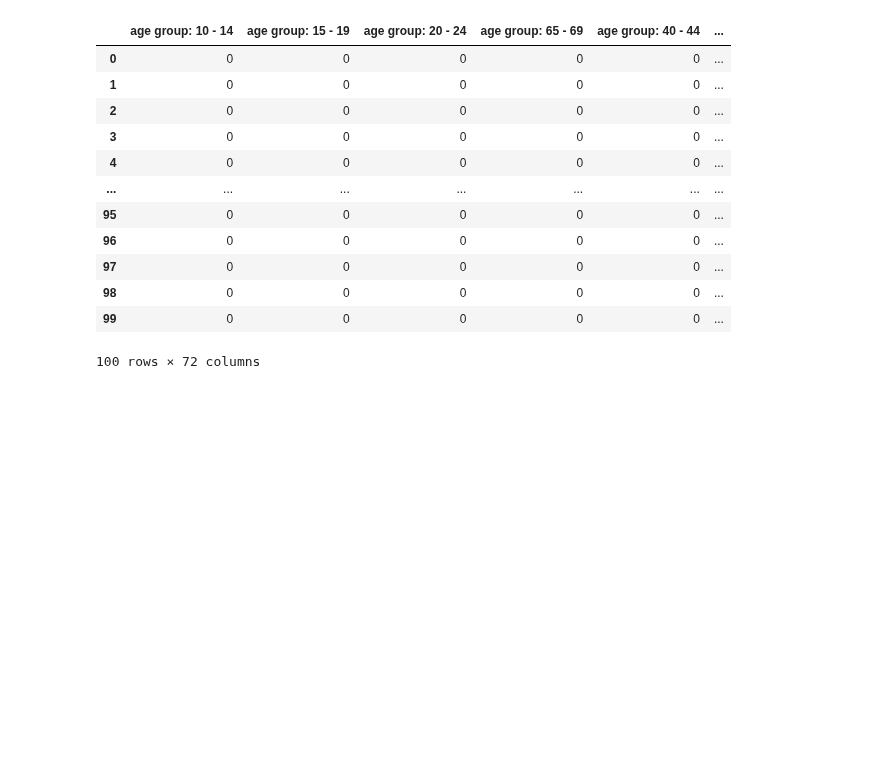
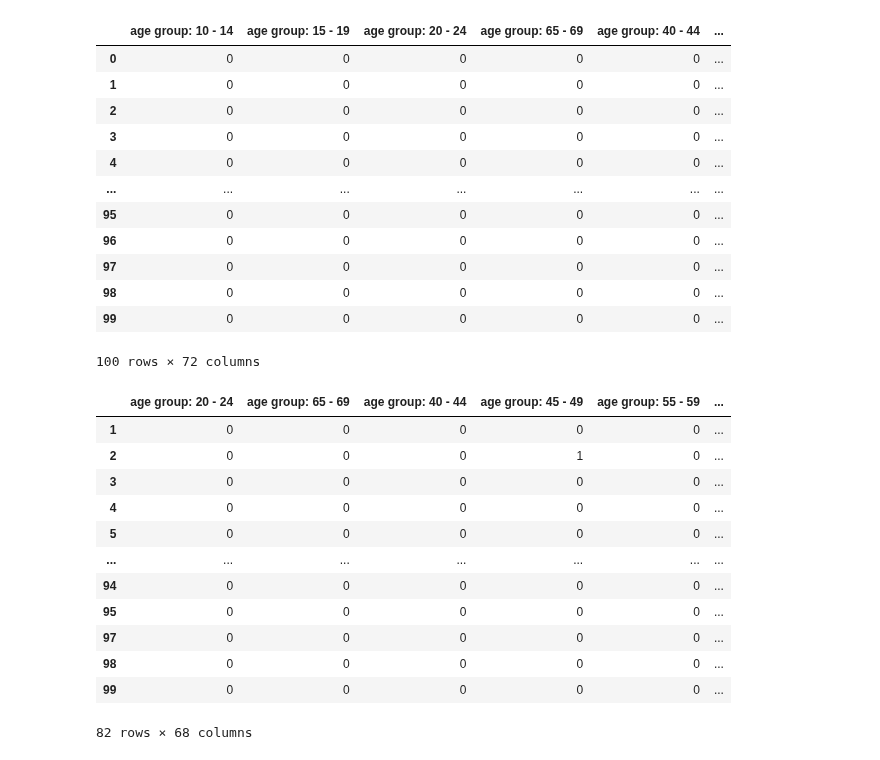
Before and after one commit to KishanYern/Data-Science-Project, a Jupyter notebook: Patient_Risk_Profiles.ipynb, the cells around one changed output. Drawn from its saved outputs; the diff is of its cells as text; code cells hidden in the pictures; blank space fills up the shorter version.

```diff
--- a/Patient_Risk_Profiles.ipynb
+++ b/Patient_Risk_Profiles.ipynb
@@ -149,5 +150,23 @@ df
 | 99 | 0 | 0 | 0 | 0 | 0 | ... |
 100 rows × 72 columns
 # %%
-#unintended_age_brackets = ['age group:   0 -   4','age group:   5 -   9','age group:  10 -  14', 'age group:  15 -  19']
-#df = df[df[unintended_age_brackets] != 1]
+unintended_age_brackets = ['age group:   0 -   4','age group:   5 -   9','age group:  10 -  14', 'age group:  15 -  19']
+#df = df[~((df[column].isin(unintended_age_brackets)) & (df['Is In Bracket'] == 1))]
+for age_bracket in unintended_age_brackets:
+    df = df[df[age_bracket] != 1]
+df.drop(columns=unintended_age_brackets, inplace=True)
+df
+# %% [output]
+|  | age group: 20 - 24 | age group: 65 - 69 | age group: 40 - 44 | age group: 45 - 49 | age group: 55 - 59 | ... |
+| 1 | 0 | 0 | 0 | 0 | 0 | ... |
+| 2 | 0 | 0 | 0 | 1 | 0 | ... |
+| 3 | 0 | 0 | 0 | 0 | 0 | ... |
+| 4 | 0 | 0 | 0 | 0 | 0 | ... |
+| 5 | 0 | 0 | 0 | 0 | 0 | ... |
+| ... | ... | ... | ... | ... | ... | ... |
+| 94 | 0 | 0 | 0 | 0 | 0 | ... |
+| 95 | 0 | 0 | 0 | 0 | 0 | ... |
+| 97 | 0 | 0 | 0 | 0 | 0 | ... |
+| 98 | 0 | 0 | 0 | 0 | 0 | ... |
+| 99 | 0 | 0 | 0 | 0 | 0 | ... |
+82 rows × 68 columns
```
Also changed, not shown: parts of 1 cell of this notebook.
